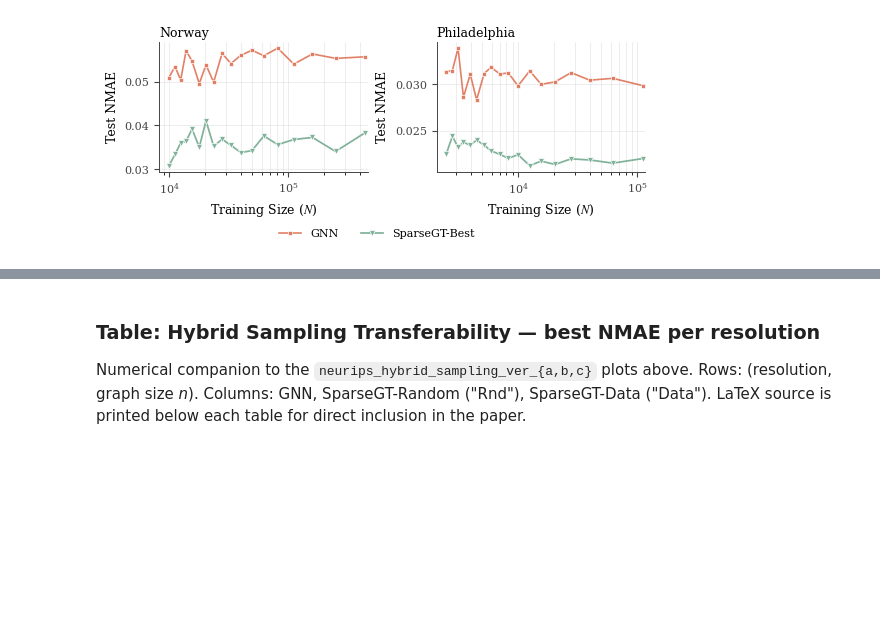
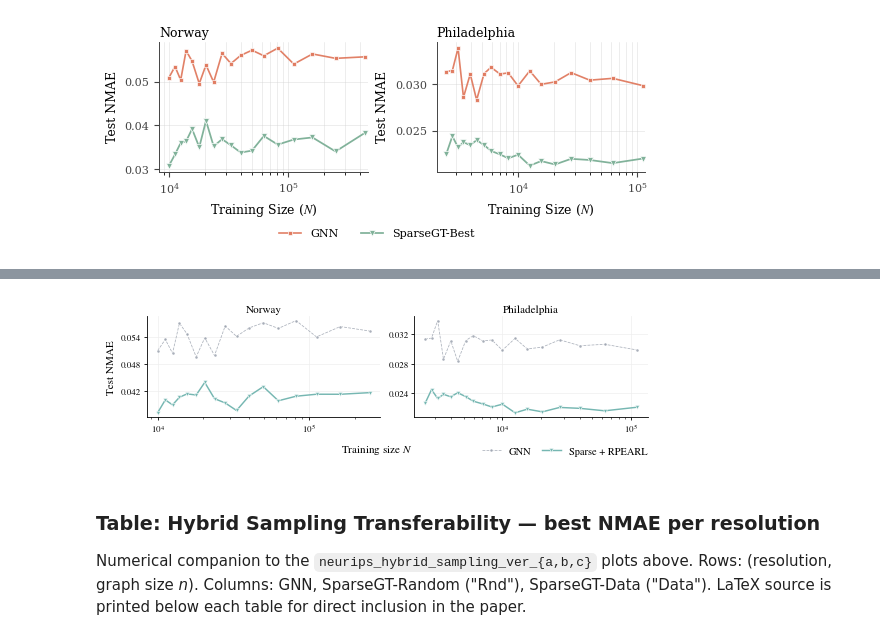
Before and after one commit to jotaporras/shortest-paths-nn, a Jupyter notebook: notebooks/2026-05-05-NEURIPS-PAPER-PLOTS.ipynb, the cells around one changed output, grey strips where cells are left out. Saved outputs shown, nothing was run; the diff lists cells and outputs as text; code cells hidden in the pictures; blank space fills up the shorter version.

```diff
--- a/notebooks/2026-05-05-NEURIPS-PAPER-PLOTS.ipynb
+++ b/notebooks/2026-05-05-NEURIPS-PAPER-PLOTS.ipynb
@@ -581,0 +606,89 @@ Saved: figures/neurips_hybrid_sampling_ver_c.png
+# %%
+# =============================================================================
+# Hybrid sampling figure (NMAE) — ICLR 2027 style
+# Style ported from manifold-transformers/notebooks/2026-09-19-29-ICLR_plots.ipynb
+# so this figure reads as part of the same paper: Tableau-10 palette, GNN as a
+# thin gray dashed baseline, centred panel titles, 5.5 in textwidth.
+# Include with \includegraphics{...pdf} at natural size (do not rescale).
+# =============================================================================
+ICLR_TEXTWIDTH = 5.5
+ICLR_RC = {
+    "pdf.fonttype":       42,
+    "ps.fonttype":        42,
+    "svg.fonttype":       "none",
+    "axes.unicode_minus": False,
+    "text.usetex":        False,
+    "figure.autolayout":  False,
+    "font.family":        "serif",
+    "font.serif":         ["Times New Roman", "Times", "Nimbus Roman", "Nimbus Roman No9 L", "STIXGeneral"],
+    "mathtext.fontset":   "stix",
+    "font.size":          8,
+    "axes.titlesize":     8,
+    "axes.titlelocation": "center",
+    "axes.titlepad":      3,
+    "axes.labelsize":     8,
+    "xtick.labelsize":    6.5,
+    "ytick.labelsize":    6.5,
+    "legend.fontsize":    7.5,
+    "axes.linewidth":     0.6,
+    "xtick.major.width":  0.6,
+    "ytick.major.width":  0.6,
+    "xtick.minor.width":  0.4,
+    "xtick.major.size":   2.5,
+    "ytick.major.size":   2.5,
+    "xtick.minor.size":   1.5,
+    "xtick.major.pad":    1.5,
+    "ytick.major.pad":    1.5,
+}
+
+# Locked ICLR colours/markers (same hex values as the manifold-transformers figure)
+ICLR_PALETTE = {"GNN": "#9ca3af", "Sparse + RPEARL": "#76B7B2"}
+ICLR_MARKERS = {"GNN": "o", "Sparse + RPEARL": "v"}
+ICLR_PROPOSED = {"Sparse + RPEARL"}
+
+def iclr_line_attrs(model, base_lw=1.0, base_ms=2.8):
+    """GNN sits behind as a thin dashed baseline; proposed models on top."""
+    if model == "GNN":
+        return dict(lw=base_lw * 0.55, ms=base_ms * 0.78, alpha=0.85, ls="--", zorder=2)
+    if model in ICLR_PROPOSED:
+        return dict(lw=base_lw * 1.05, ms=base_ms * 1.05, alpha=1.0, ls="-", zorder=5)
+    return dict(lw=base_lw, ms=base_ms, alpha=0.95, ls="-", zorder=3)
+
+# model_label in hybrid_best -> display name (legend order)
+ICLR_MODELS = {"GNN": "GNN", "SparseGT-Data": "Sparse + RPEARL"}
+
+Path("figures").mkdir(exist_ok=True)
+with mpl.rc_context(ICLR_RC):
+    fig, axes = plt.subplots(1, len(PANEL_ORDER), figsize=(ICLR_TEXTWIDTH, 1.6),
+                             constrained_layout=True)
+    for c, (ax, terrain) in enumerate(zip(axes, PANEL_ORDER)):
+        best = hybrid_best[terrain]
+        # Cut the x-axis at the largest training size Sparse + RPEARL reaches,
+        # so GNN isn't drawn past it.
+        x_max = best.loc[best["model_label"] == "SparseGT-Data", "num_nodes"].max()
+        for label, model in ICLR_MODELS.items():
+            g = best[(best["model_label"] == label) & (best["num_nodes"] <= x_max)]
+            g = g.sort_values("num_nodes")
+            ax.plot(g["num_nodes"], g[HYBRID_ERROR_COL],
+                    marker=ICLR_MARKERS[model], color=ICLR_PALETTE[model], label=model,
+                    markeredgecolor="white", markeredgewidth=0.4, **iclr_line_attrs(model))
+        ax.set_xscale("log")
+        ax.grid(True, color="#eeeeee", lw=0.5)
+        for side in ("top", "right"):
+            ax.spines[side].set_visible(False)
+        ax.yaxis.set_major_locator(mpl.ticker.MaxNLocator(4))
+        ax.set_title(terrain)
+        if c == 0:
+            ax.set_ylabel(HYBRID_ERROR_LABEL)
+    fig.supxlabel(r"Training size $N$", fontsize=8)
+    # Legend at bottom right, on the same row as the x-label, to save a row
+    handles, labels = axes[0].get_legend_handles_labels()
+    fig.legend(handles, labels, loc="lower right", bbox_to_anchor=(1.0, 0.0), ncol=len(labels),
+               frameon=False, handlelength=1.8, columnspacing=1.0, borderaxespad=0.0)
+
+    fig.savefig("figures/iclr_hybrid_sampling.pdf", bbox_inches="tight")
+    fig.savefig("figures/iclr_hybrid_sampling.png", dpi=300, bbox_inches="tight")
+    print("Saved: figures/iclr_hybrid_sampling.pdf")
+    print("Saved: figures/iclr_hybrid_sampling.png")
+    plt.show()
+# %% [output]
@@ -582,3 +697,4 @@ Saved: figures/neurips_hybrid_sampling_ver_c.png
+[figure, added]
 # %% [markdown]
 ### Table: Hybrid Sampling Transferability — best NMAE per resolution
 
```
Also changed, not shown: parts of 7 cells of this notebook.
